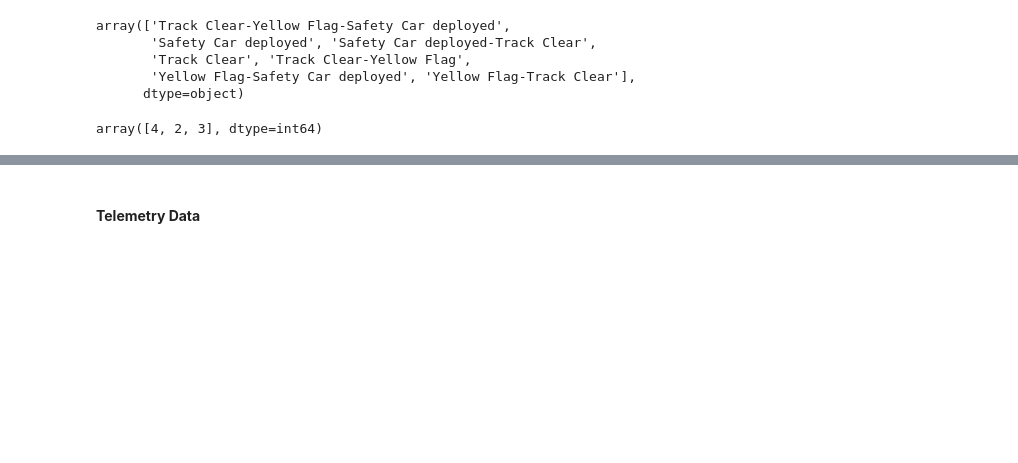
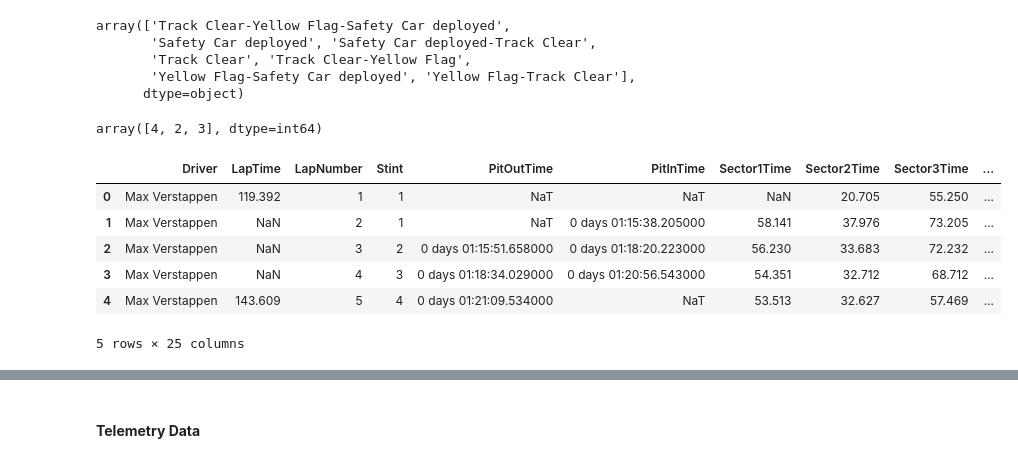
Before and after one commit to Mrityunjayyshukla/Formula-1-Race-Strategy-Intelligence-Platform, a Jupyter notebook: data_cleaning_sample.ipynb, the cells around one changed output, grey strips where cells are left out. Drawn from its saved outputs; the diff is of its cells as text; code cells hidden in the pictures; blank space fills up the shorter version.

```diff
--- a/data_cleaning_sample.ipynb
+++ b/data_cleaning_sample.ipynb
@@ -233,3 +233,13 @@ lap_df["Stint"] = lap_df["Stint"].astype('int64')
 lap_df["IsPersonalBest"] = lap_df["IsPersonalBest"].astype(bool)
 lap_df['TyreLife'] = lap_df['TyreLife'].astype(bool)
 lap_df['TrackStatus'] = lap_df["TrackStatus"].astype('int64')
+# %%
+lap_df.head()
+# %% [output]
+|  | Driver | LapTime | LapNumber | Stint | PitOutTime | PitInTime | Sector1Time | Sector2Time | Sector3Time | ... |
+| 0 | Max Verstappen | 119.392 | 1 | 1 | NaT | NaT | NaN | 20.705 | 55.250 | ... |
+| 1 | Max Verstappen | NaN | 2 | 1 | NaT | 0 days 01:15:38.205000 | 58.141 | 37.976 | 73.205 | ... |
+| 2 | Max Verstappen | NaN | 3 | 2 | 0 days 01:15:51.658000 | 0 days 01:18:20.223000 | 56.230 | 33.683 | 72.232 | ... |
+| 3 | Max Verstappen | NaN | 4 | 3 | 0 days 01:18:34.029000 | 0 days 01:20:56.543000 | 54.351 | 32.712 | 68.712 | ... |
+| 4 | Max Verstappen | 143.609 | 5 | 4 | 0 days 01:21:09.534000 | NaT | 53.513 | 32.627 | 57.469 | ... |
+5 rows × 25 columns
```
Also changed, not shown: parts of 2 cells of this notebook, 2 other files.
